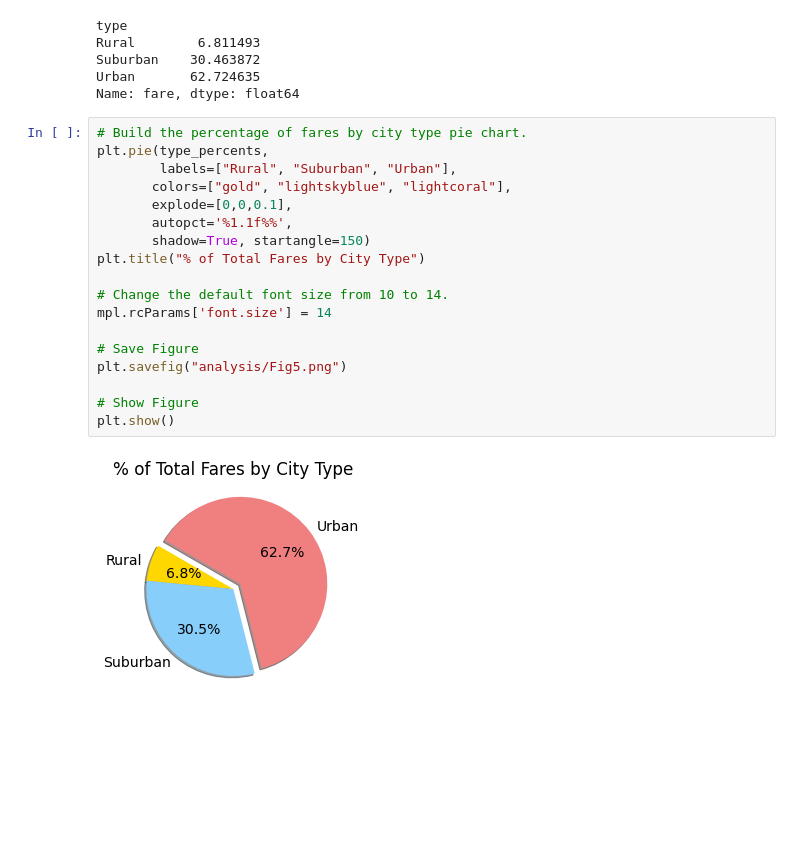
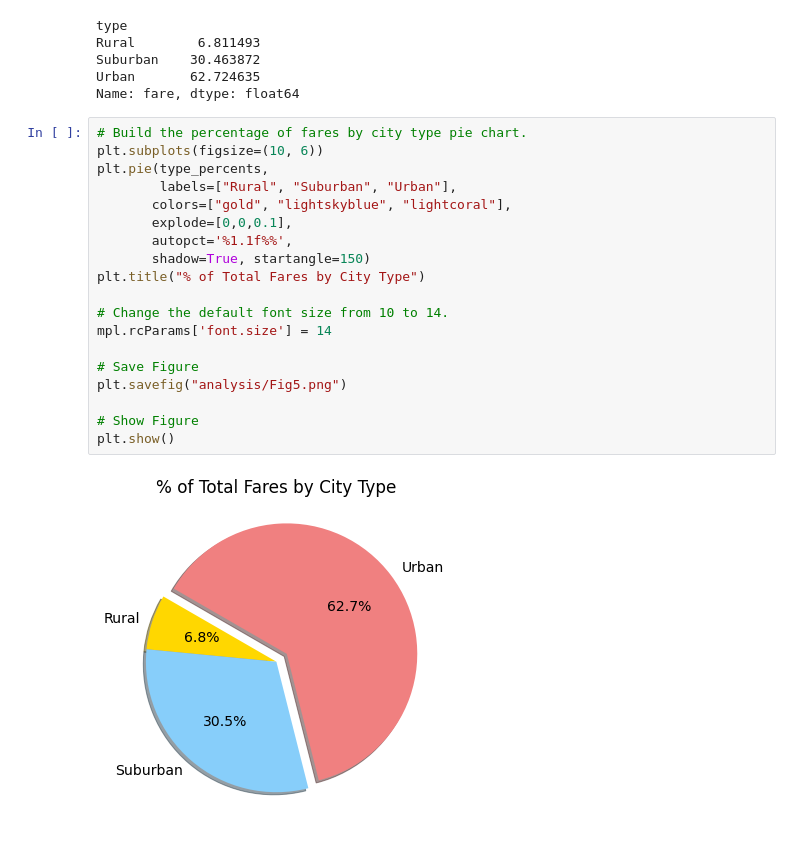
Before and after one commit to boborodono/Pyber_Analysis, a Jupyter notebook: Pyber.ipynb, the cells around one changed output. Saved outputs shown, nothing was run; the diff lists cells and outputs as text; blank space fills up the shorter version.

Commit message:
finished second pie chart

```diff
--- a/Pyber.ipynb
+++ b/Pyber.ipynb
@@ -453,21 +453,22 @@ Urban       62.724635
 Name: fare, dtype: float64
 # %%
 # Build the percentage of fares by city type pie chart.
+plt.subplots(figsize=(10, 6))
 plt.pie(type_percents,
         labels=["Rural", "Suburban", "Urban"],
        colors=["gold", "lightskyblue", "lightcoral"],
        explode=[0,0,0.1],
        autopct='%1.1f%%',
        shadow=True, startangle=150)
 plt.title("% of Total Fares by City Type")
 
 # Change the default font size from 10 to 14.
 mpl.rcParams['font.size'] = 14
 
 # Save Figure
 plt.savefig("analysis/Fig5.png")
 
 # Show Figure
 plt.show()
 # %% [output]
-[figure, old version]
+[figure, new version]
```
Also changed, not shown: parts of 2 cells of this notebook, 2 other files.
